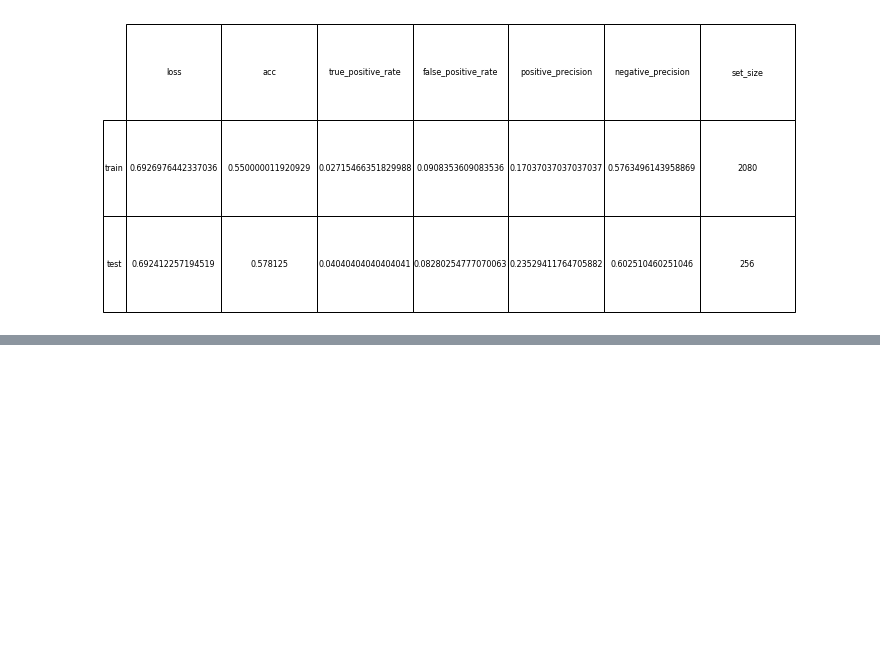
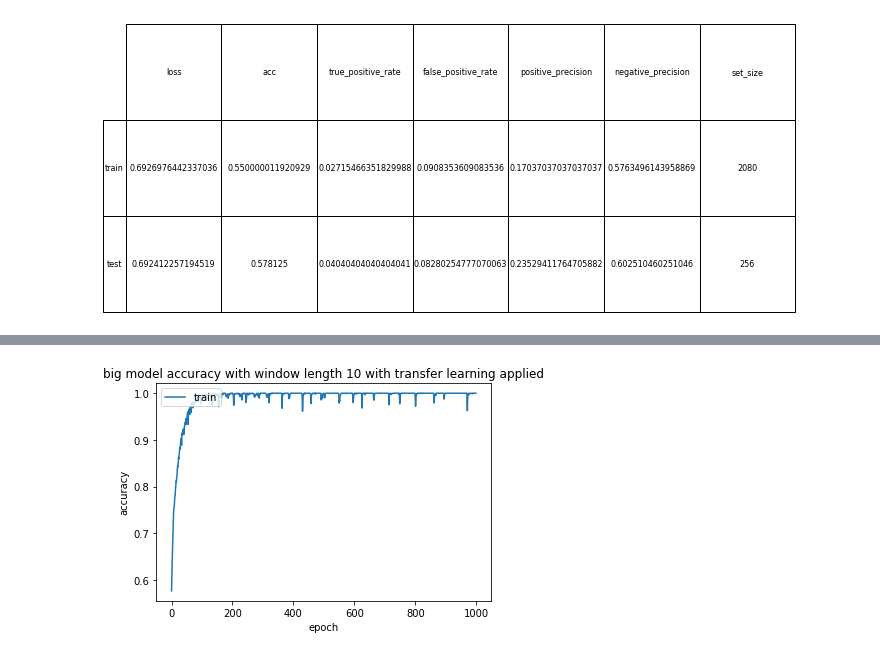
Before and after one commit to Ayazdani1997/stock-feature-prediction-final-pro, a Jupyter notebook: Phase1_OCHLV.ipynb, the cells around one changed output, grey strips where cells are left out. Saved outputs shown, nothing was run; the diff lists cells and outputs as text; code cells hidden in the pictures; blank space fills up the shorter version.

```diff
--- a/Phase1_OCHLV.ipynb
+++ b/Phase1_OCHLV.ipynb
@@ -964,0 +1040,4 @@ tabular_test_train_results(train_generator, test_generator, train_results, test_
+# %%
+epochs = 1000
+# %%
+train_accs, train_losses = fit(base_model, epochs, train_generator)
@@ -964,0 +1062,9 @@ tabular_test_train_results(train_generator, test_generator, train_results, test_
+# %%
+plt.plot(train_accs)
+plt.title('big model accuracy with window length 10 with transfer learning applied')
+plt.ylabel('accuracy')
+plt.xlabel('epoch')
+plt.legend(['train'], loc='upper left')
+plt.show()
+# %% [output]
+[figure, added]
```
Also changed, not shown: parts of 31 cells of this notebook.
